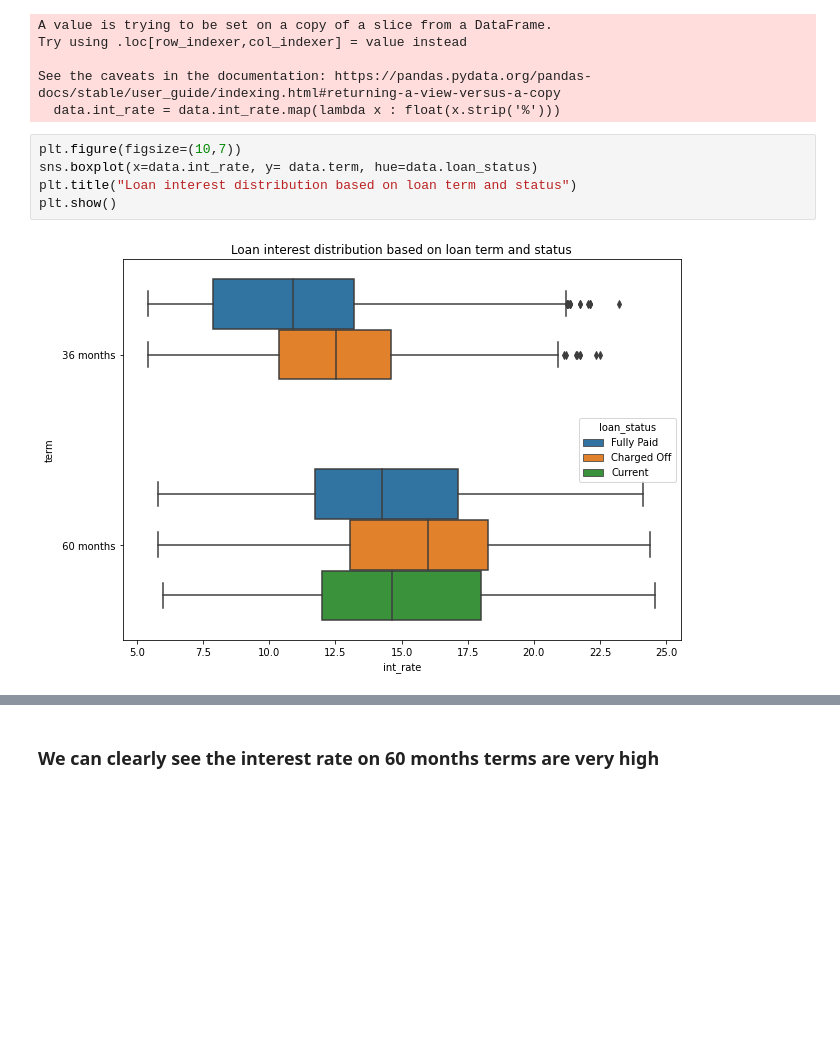
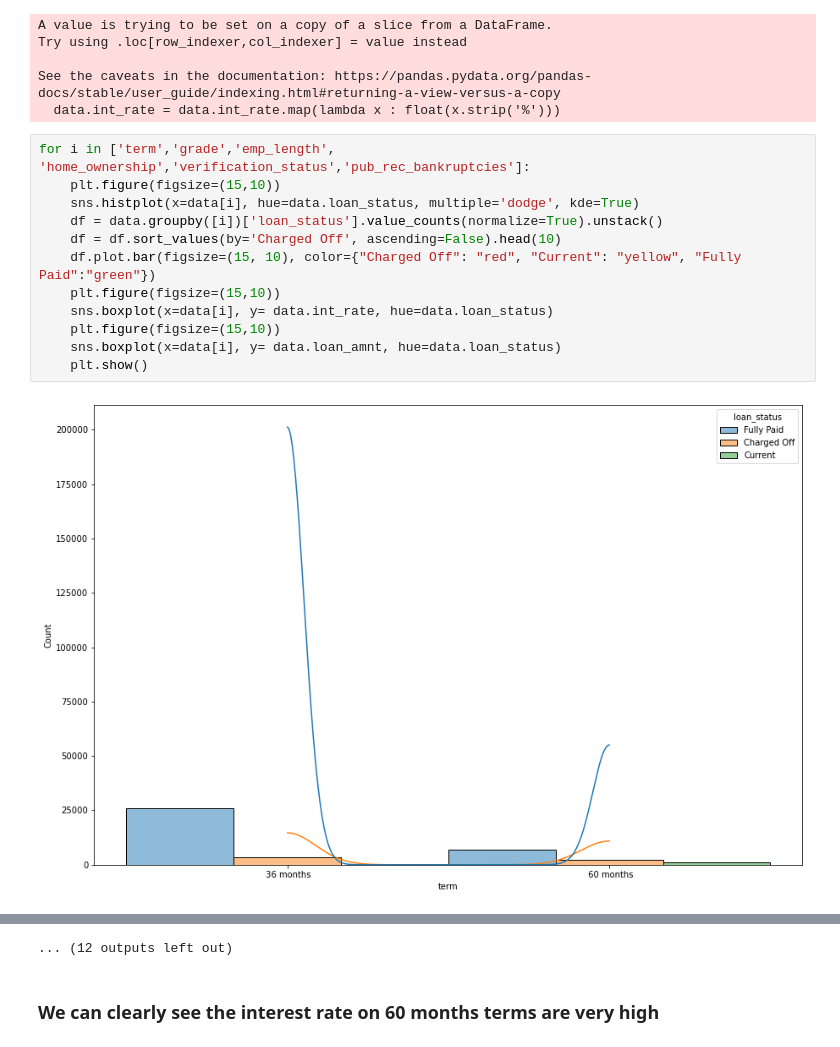
Before and after one commit to GTPrasad/Lending_Club_Case_Study, a Jupyter notebook: Loan_dataset_EDA.ipynb, the cells around one changed output, grey strips where cells are left out. Drawn from its saved outputs; the diff is of its cells as text; blank space fills up the shorter version.

```diff
--- a/Loan_dataset_EDA.ipynb
+++ b/Loan_dataset_EDA.ipynb
@@ -475,10 +477,17 @@ Try using .loc[row_indexer,col_indexer] = value instead
 
 See the caveats in the documentation: https://pandas.pydata.org/pandas-docs/stable/user_guide/indexing.html#returning-a-view-versus-a-copy
   data.int_rate = data.int_rate.map(lambda x : float(x.strip('%')))
-# %%
-plt.figure(figsize=(10,7))
-sns.boxplot(x=data.int_rate, y= data.term, hue=data.loan_status)
-plt.title("Loan interest distribution based on loan term and status")
-plt.show()
-# %% [output]
-[figure]
+# %%
+for i in ['term','grade','emp_length', 'home_ownership','verification_status','pub_rec_bankruptcies']:
+    plt.figure(figsize=(15,10))
+    sns.histplot(x=data[i], hue=data.loan_status, multiple='dodge', kde=True)
+    df = data.groupby([i])['loan_status'].value_counts(normalize=True).unstack()
+    df = df.sort_values(by='Charged Off', ascending=False).head(10)
+    df.plot.bar(figsize=(15, 10), color={"Charged Off": "red", "Current": "yellow", "Fully Paid":"green"})
+    plt.figure(figsize=(15,10))
+    sns.boxplot(x=data[i], y= data.int_rate, hue=data.loan_status)
+    plt.figure(figsize=(15,10))
+    sns.boxplot(x=data[i], y= data.loan_amnt, hue=data.loan_status)
+    plt.show()
+# %% [output]
+[figure, added]
@@ -485,2 +505,3 @@ plt.show()
+... (12 outputs left out)
 # %% [markdown]
 ### We can clearly see the interest rate on 60 months terms are very high
```
Also changed, not shown: parts of 65 cells of this notebook.
